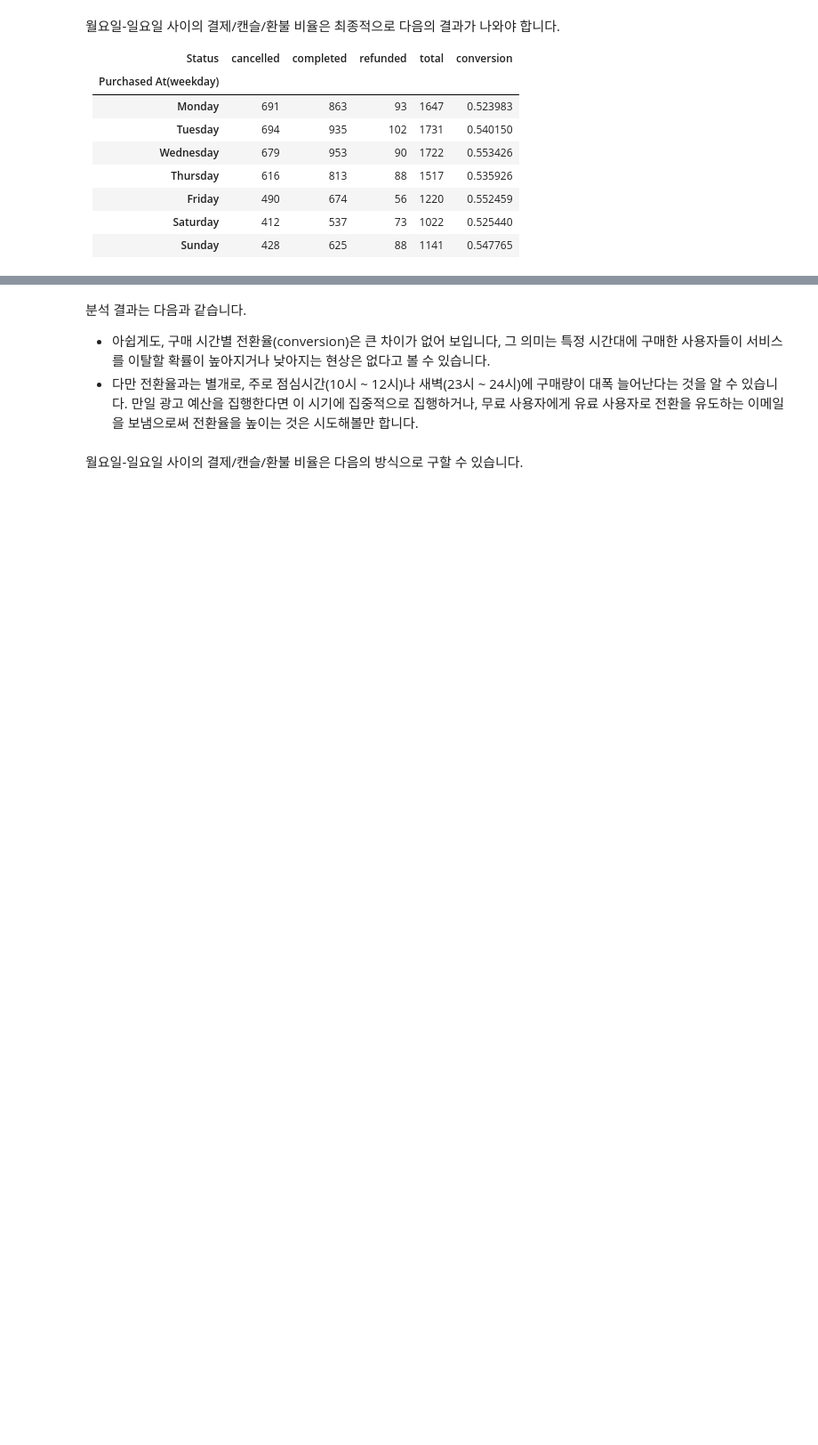
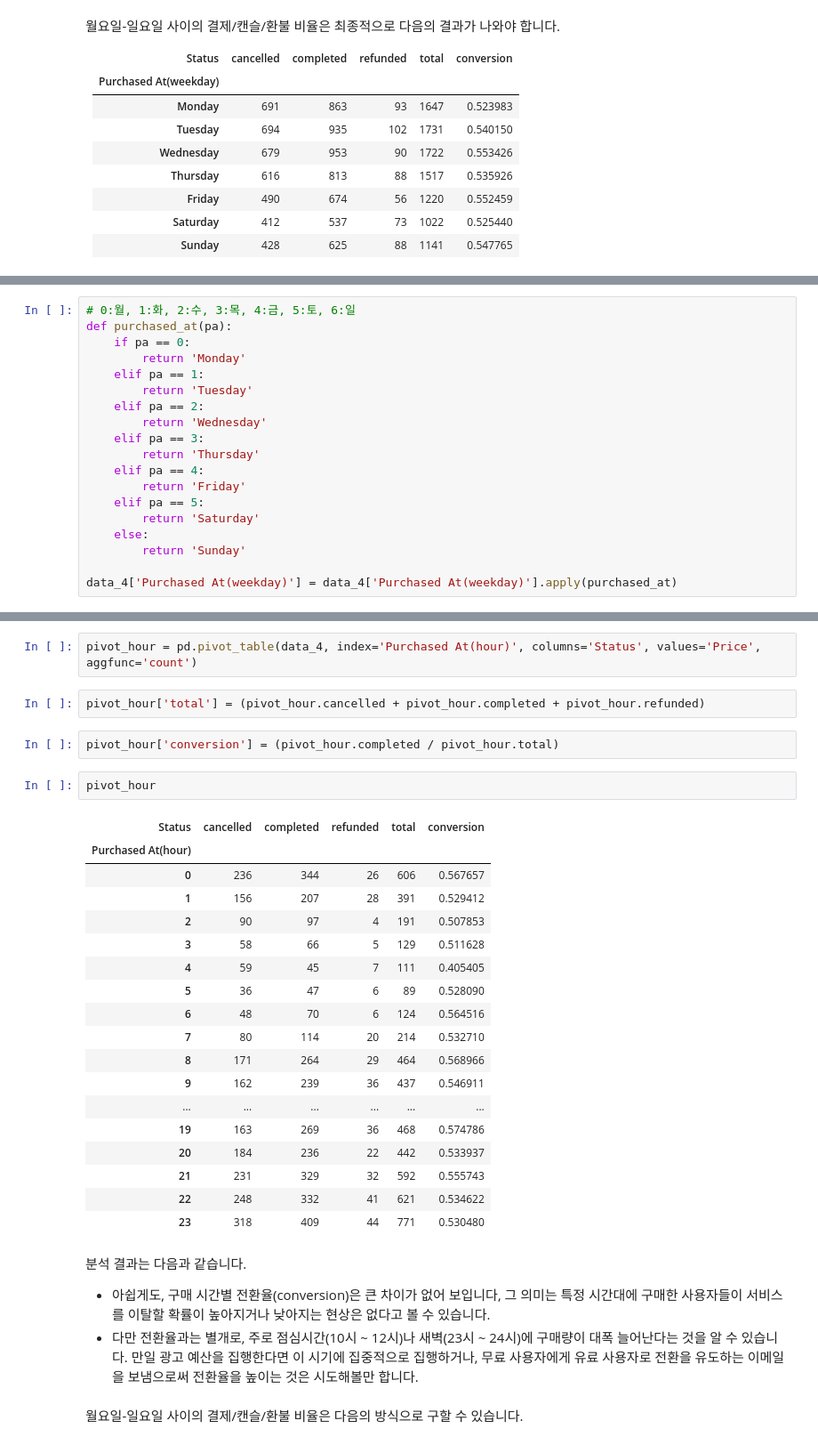
Before and after one commit to ranisop/Data_Analysis, a Jupyter notebook: Level2_noom/rani_noom(assignment).ipynb, the cells around one changed output, grey strips where cells are left out. Shown: that part at 89% size. Cells and saved outputs as stored; diff of their text form; blank space fills up the shorter version.

```diff
--- a/Level2_noom/rani_noom(assignment).ipynb
+++ b/Level2_noom/rani_noom(assignment).ipynb
@@ -1837,0 +1977,19 @@ PS) 주의: 여기서부터는 판다스의 [pivot_table](https://pandas.pydata.
+# %%
+# 0:월, 1:화, 2:수, 3:목, 4:금, 5:토, 6:일
+def purchased_at(pa):
+    if pa == 0:
+        return 'Monday'
+    elif pa == 1:
+        return 'Tuesday'
+    elif pa == 2:
+        return 'Wednesday'
+    elif pa == 3:
+        return 'Thursday'
+    elif pa == 4:
+        return 'Friday'
+    elif pa == 5:
+        return 'Saturday'
+    else:
+        return 'Sunday'
+
+data_4['Purchased At(weekday)'] = data_4['Purchased At(weekday)'].apply(purchased_at)
@@ -1838,3 +2006,30 @@ PS) 주의: 여기서부터는 판다스의 [pivot_table](https://pandas.pydata.
+# %%
+pivot_hour = pd.pivot_table(data_4, index='Purchased At(hour)', columns='Status', values='Price', aggfunc='count')
+# %%
+pivot_hour['total'] = (pivot_hour.cancelled + pivot_hour.completed + pivot_hour.refunded)
+# %%
+pivot_hour['conversion'] = (pivot_hour.completed / pivot_hour.total)
+# %%
+pivot_hour
+# %% [output]
+| Status | cancelled | completed | refunded | total | conversion |
+| Purchased At(hour) |  |  |  |  |  |
+| 0 | 236 | 344 | 26 | 606 | 0.567657 |
+| 1 | 156 | 207 | 28 | 391 | 0.529412 |
+| 2 | 90 | 97 | 4 | 191 | 0.507853 |
+| 3 | 58 | 66 | 5 | 129 | 0.511628 |
+| 4 | 59 | 45 | 7 | 111 | 0.405405 |
+| 5 | 36 | 47 | 6 | 89 | 0.528090 |
+| 6 | 48 | 70 | 6 | 124 | 0.564516 |
+| 7 | 80 | 114 | 20 | 214 | 0.532710 |
+| 8 | 171 | 264 | 29 | 464 | 0.568966 |
+| 9 | 162 | 239 | 36 | 437 | 0.546911 |
+| ... | ... | ... | ... | ... | ... |
+| 19 | 163 | 269 | 36 | 468 | 0.574786 |
+| 20 | 184 | 236 | 22 | 442 | 0.533937 |
+| 21 | 231 | 329 | 32 | 592 | 0.555743 |
+| 22 | 248 | 332 | 41 | 621 | 0.534622 |
+| 23 | 318 | 409 | 44 | 771 | 0.530480 |
 # %% [markdown]
 분석 결과는 다음과 같습니다.
 
```
Also changed, not shown: parts of 40 cells of this notebook.
